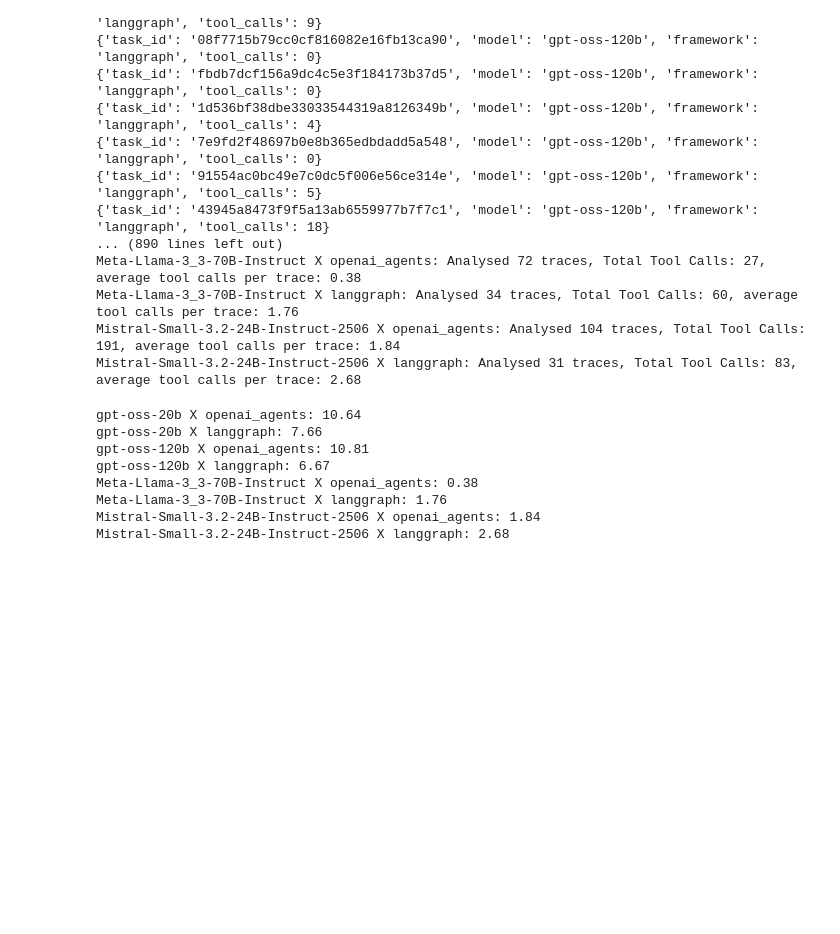
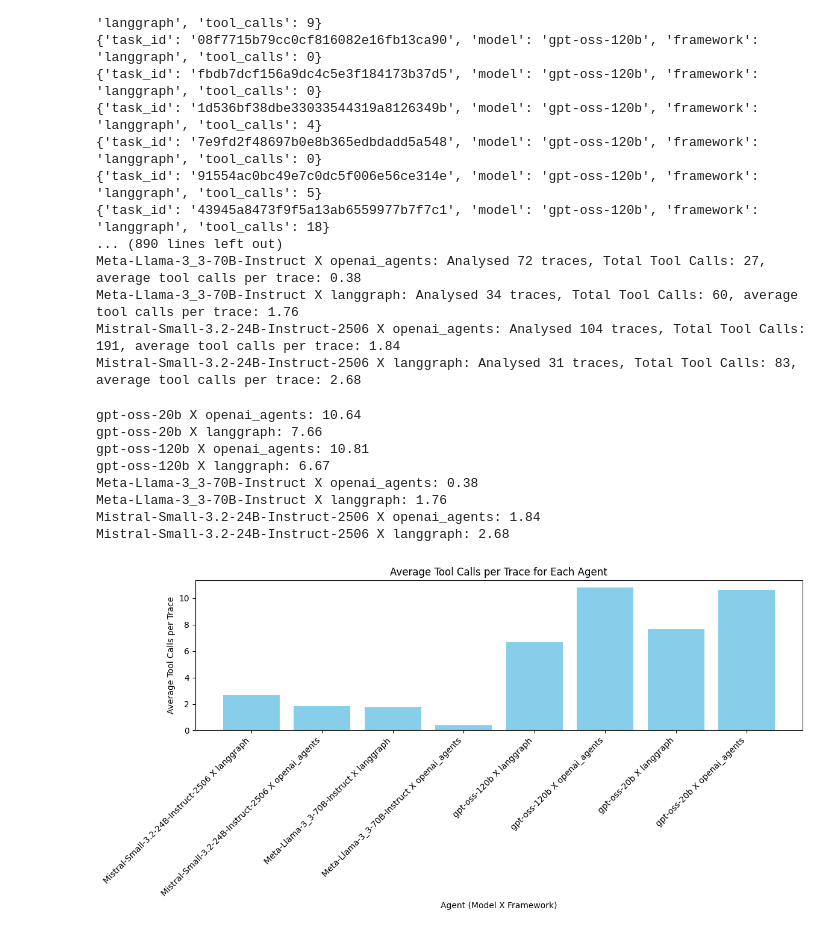
Before and after one commit to DoriPlg/AgenticFrameworksBenchmark, a Jupyter notebook: GAIA_scenario/tool_call_usage.ipynb, the cells around one changed output. Cells and saved outputs as stored; diff of their text form; code cells hidden in the pictures; blank space fills up the shorter version.

```diff
--- a/GAIA_scenario/tool_call_usage.ipynb
+++ b/GAIA_scenario/tool_call_usage.ipynb
@@ -229,12 +229,24 @@ Mistral-Small-3.2-24B-Instruct-2506 X langgraph: Analysed 31 traces, Total Tool
 # %%
 for agent, avg_calls in average_tool_calls.items():
     print(f"{agent}: {avg_calls:.2f}")
+import matplotlib.pyplot as plt
+
+fig = plt.figure(figsize=(12, 6))
+plt.bar(average_tool_calls.keys(), average_tool_calls.values(), color='skyblue')
+plt.xlabel('Agent (Model X Framework)')
+plt.ylabel('Average Tool Calls per Trace')
+plt.title('Average Tool Calls per Trace for Each Agent')
+plt.xticks(rotation=45, ha='right')
+plt.gca().invert_xaxis()
+plt.tight_layout()
+plt.show()
 # %% [output]
 gpt-oss-20b X openai_agents: 10.64
 gpt-oss-20b X langgraph: 7.66
 gpt-oss-120b X openai_agents: 10.81
 gpt-oss-120b X langgraph: 6.67
 Meta-Llama-3_3-70B-Instruct X openai_agents: 0.38
 Meta-Llama-3_3-70B-Instruct X langgraph: 1.76
 Mistral-Small-3.2-24B-Instruct-2506 X openai_agents: 1.84
 Mistral-Small-3.2-24B-Instruct-2506 X langgraph: 2.68
+[figure, added]
```
